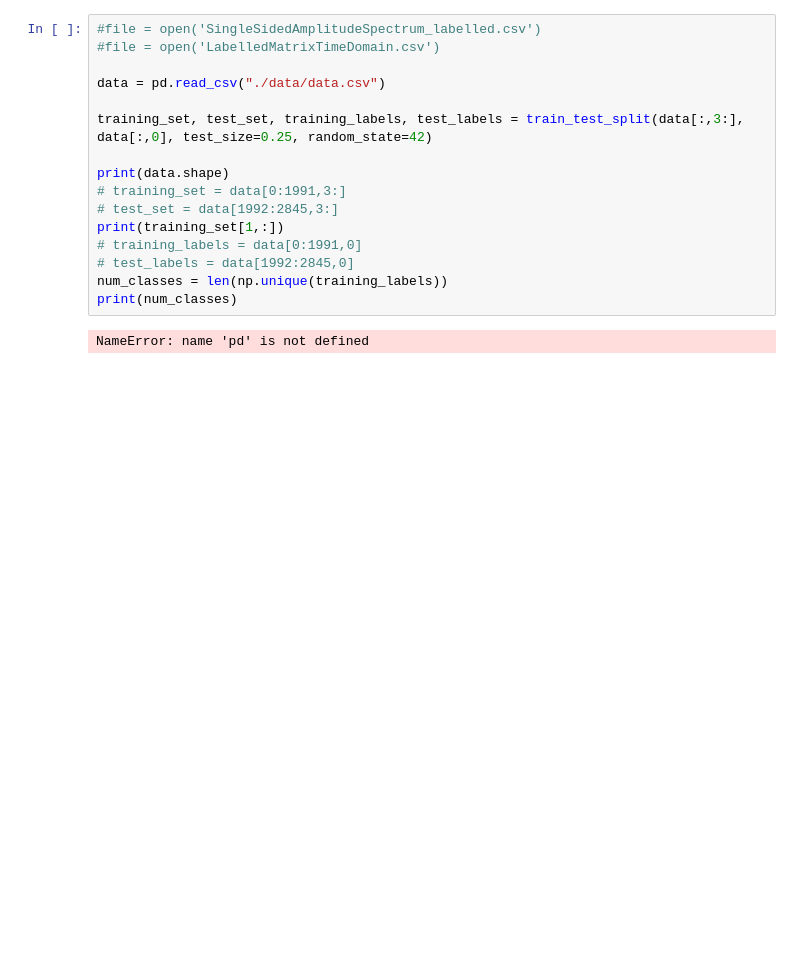
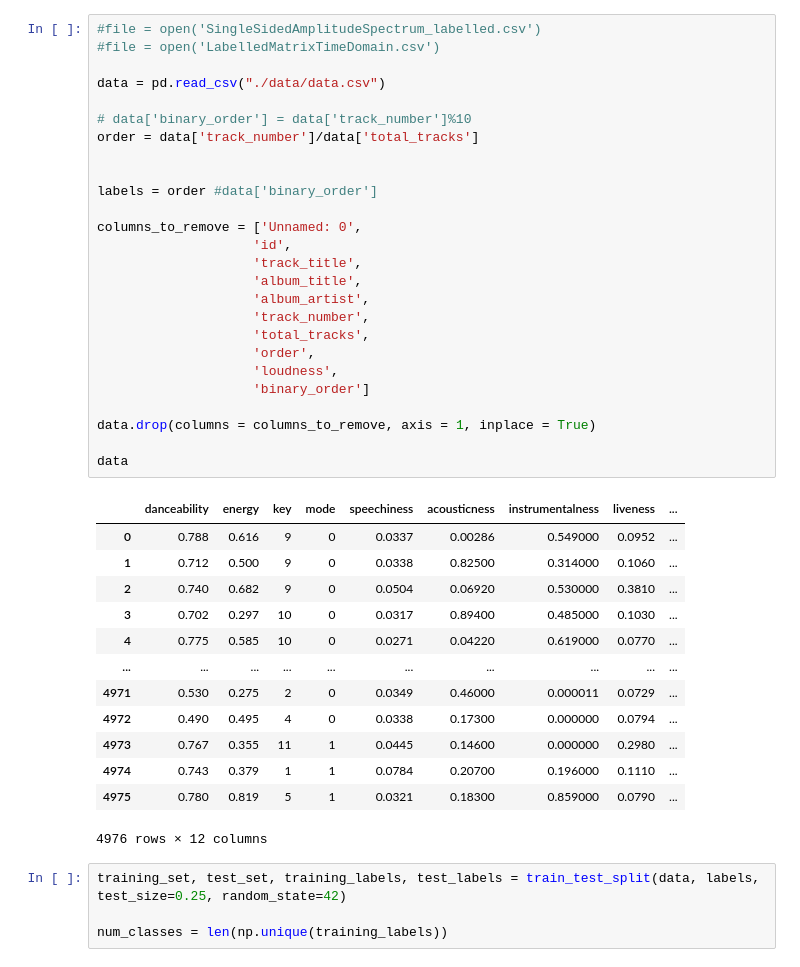
Before and after one commit to crispianm/SpotifySmartSort, a Jupyter notebook: nn_test.ipynb, the cells around one changed output. Cells and saved outputs as stored; diff of their text form; blank space fills up the shorter version.

```diff
--- a/nn_test.ipynb
+++ b/nn_test.ipynb
@@ -16,21 +16,47 @@ ModuleNotFoundError: No module named 'tensorflow'
-# %%
-#file = open('SingleSidedAmplitudeSpectrum_labelled.csv')
-#file = open('LabelledMatrixTimeDomain.csv')
-
-data = pd.read_csv("./data/data.csv")
-
-training_set, test_set, training_labels, test_labels = train_test_split(data[:,3:], data[:,0], test_size=0.25, random_state=42)
-
-print(data.shape)
-# training_set = data[0:1991,3:]
-# test_set = data[1992:2845,3:]
-print(training_set[1,:])
-# training_labels = data[0:1991,0]
-# test_labels = data[1992:2845,0]
-num_classes = len(np.unique(training_labels))
-print(num_classes)
-# %% [output]
-NameError: name 'pd' is not defined
+# %%
+#file = open('SingleSidedAmplitudeSpectrum_labelled.csv')
+#file = open('LabelledMatrixTimeDomain.csv')
+
+data = pd.read_csv("./data/data.csv")
+
+# data['binary_order'] = data['track_number']%10
+order = data['track_number']/data['total_tracks']
+
+
+labels = order #data['binary_order']
+
+columns_to_remove = ['Unnamed: 0',
+                    'id',
+                    'track_title',
+                    'album_title',
+                    'album_artist',
+                    'track_number',
+                    'total_tracks',
+                    'order',
+                    'loudness',
+                    'binary_order']
+
+data.drop(columns = columns_to_remove, axis = 1, inplace = True)
+
+data
+# %% [output]
+|  | danceability | energy | key | mode | speechiness | acousticness | instrumentalness | liveness | ... |
+| 0 | 0.788 | 0.616 | 9 | 0 | 0.0337 | 0.00286 | 0.549000 | 0.0952 | ... |
+| 1 | 0.712 | 0.500 | 9 | 0 | 0.0338 | 0.82500 | 0.314000 | 0.1060 | ... |
+| 2 | 0.740 | 0.682 | 9 | 0 | 0.0504 | 0.06920 | 0.530000 | 0.3810 | ... |
+| 3 | 0.702 | 0.297 | 10 | 0 | 0.0317 | 0.89400 | 0.485000 | 0.1030 | ... |
+| 4 | 0.775 | 0.585 | 10 | 0 | 0.0271 | 0.04220 | 0.619000 | 0.0770 | ... |
+| ... | ... | ... | ... | ... | ... | ... | ... | ... | ... |
+| 4971 | 0.530 | 0.275 | 2 | 0 | 0.0349 | 0.46000 | 0.000011 | 0.0729 | ... |
+| 4972 | 0.490 | 0.495 | 4 | 0 | 0.0338 | 0.17300 | 0.000000 | 0.0794 | ... |
+| 4973 | 0.767 | 0.355 | 11 | 1 | 0.0445 | 0.14600 | 0.000000 | 0.2980 | ... |
+| 4974 | 0.743 | 0.379 | 1 | 1 | 0.0784 | 0.20700 | 0.196000 | 0.1110 | ... |
+| 4975 | 0.780 | 0.819 | 5 | 1 | 0.0321 | 0.18300 | 0.859000 | 0.0790 | ... |
+4976 rows × 12 columns
+# %%
+training_set, test_set, training_labels, test_labels = train_test_split(data, labels, test_size=0.25, random_state=42)
+
+num_classes = len(np.unique(training_labels))
 # %%
 training_labels_categorical = to_categorical(training_labels)
 test_labels_categorical = to_categorical(test_labels)
```
Also changed, not shown: parts of 14 cells of this notebook, 2 other files.
